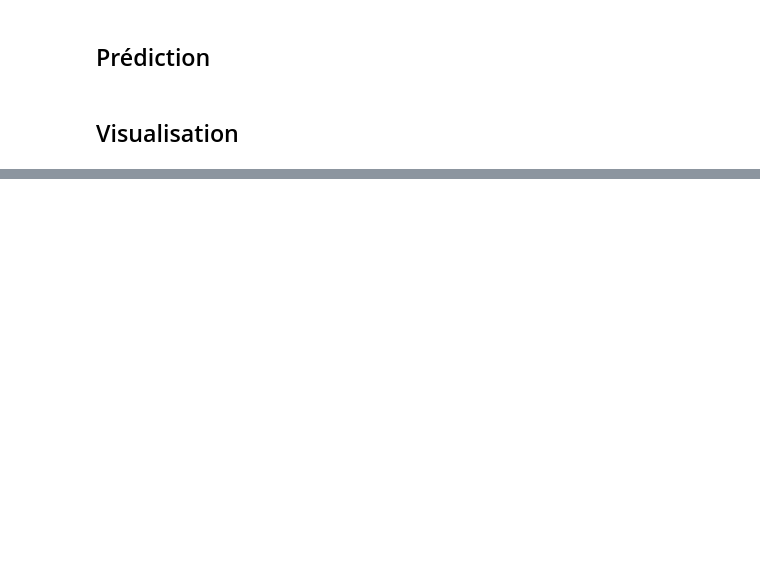
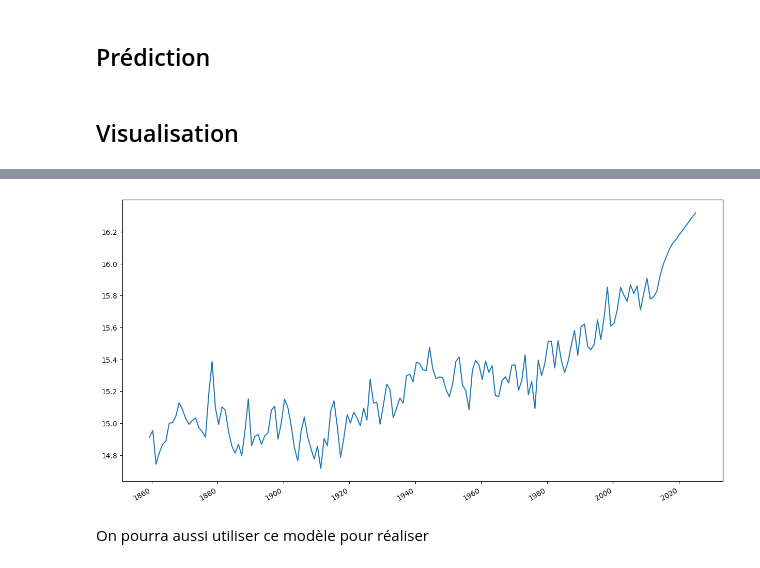
Before and after one commit to vinpap/predict_climate_change, a Jupyter notebook: model.ipynb, the cells around one changed output, grey strips where cells are left out. Saved outputs shown, nothing was run; the diff lists cells and outputs as text; code cells hidden in the pictures; blank space fills up the shorter version.

```diff
--- a/model.ipynb
+++ b/model.ipynb
@@ -44,0 +86,19 @@ plt.show()
+# %%
+# Visualisation en faisant des moyennes de température annuelles, pour plus de visibilité
+plt.figure(figsize=(15,8))
+
+train.index = train_dates
+yearly_train = train.rolling(window=12, step=12, center=True).mean().dropna()
+
+forecasts.index = future_dates
+yearly_forecasts = forecasts.rolling(window=12, step=12, center=True).mean().dropna()
+
+all_data = pd.concat([yearly_train, yearly_forecasts])
+x = np.arange(len(all_data))
+
+plt.plot(all_data)
+plt.gcf().autofmt_xdate()
+# %% [output]
+[figure, added]
+# %% [markdown]
+On pourra aussi utiliser ce modèle pour réaliser
```
Also changed, not shown: parts of 6 cells of this notebook.
